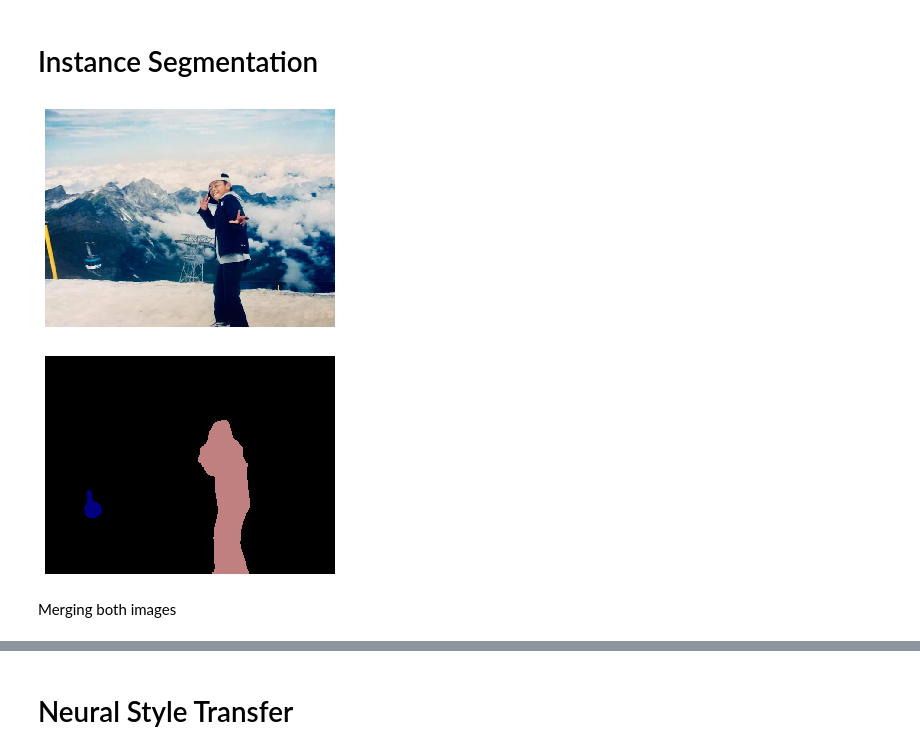
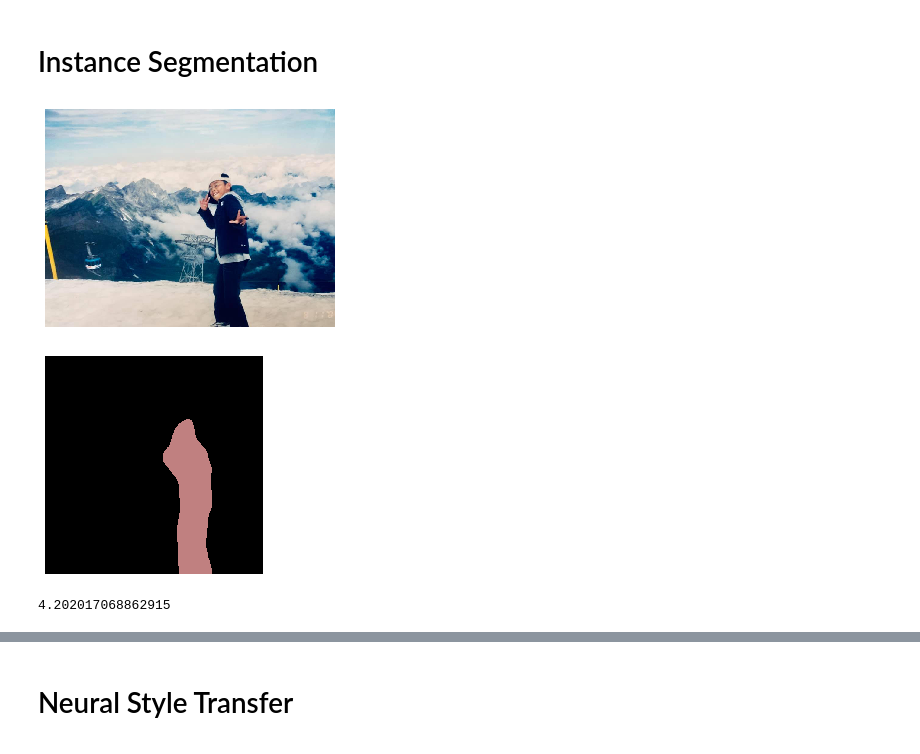
Before and after one commit to Miguel-Jiahao-Wang/DeepPhoto, a Jupyter notebook: SegmentationStyleTransfer_v1.ipynb, the cells around one changed output, grey strips where cells are left out. Cells and saved outputs as stored; diff of their text form; code cells hidden in the pictures.

Commit message:
Updated functions to paste the style transfer and standardized the image sizes

```diff
--- a/SegmentationStyleTransfer_v1.ipynb
+++ b/SegmentationStyleTransfer_v1.ipynb
@@ -41,7 +45,7 @@ def decode_segmap(image, nc=21):
     image - matrix/2D image where each value is a integer between 0-20 to denote one of the 21 classes
     nc - number of classes in the model transfered
 
-    returns -
+    returns - color map 3 channel matrix of the image classes
   """
   # The models transfered inherit 21 classes from Pascal VOC dataset
   label_colors = np.array([(0, 0, 0),  # 0=background
@@ -69,21 +73,22 @@ def decode_segmap(image, nc=21):
   rgb = np.stack([r, g, b], axis=2)
   return rgb
 # %%
-def segment(net, path, show_orig=True, dev='cuda'):
+# Function to perform the segmentation
+def segment(net, path, show=True, dev='cuda'):
   """
-    net - model used to predict on data
+    net - model used to segment on image
     path - directory to read the image
   """
   img = Image.open(path)
 
-  if show_orig:
+  if show:
     plt.imshow(img)
     plt.axis('off')
     plt.show()
 
   # Comment the Resize and CenterCrop for better inference results
-  trf = T.Compose([#T.Resize(imsize),
-                   #T.CenterCrop(imsize),
+  trf = T.Compose([T.Resize(imsize),
+                   T.CenterCrop(imsize),
                    T.ToTensor(),
                    T.Normalize(mean = [0.485, 0.456, 0.406],
                                std = [0.229, 0.224, 0.225])])
@@ -94,18 +99,21 @@ def segment(net, path, show_orig=True, dev='cuda'):
   om = torch.argmax(out.squeeze(), dim=0).detach().cpu().numpy()
   rgb = decode_segmap(om)
 
-  plt.imshow(rgb)
-  plt.axis('off')
-  plt.show()
+  if show:
+    plt.imshow(rgb)
+    plt.axis('off')
+    plt.show()
 
   return img, inp, out, om, rgb
 # %%
 # !wget -nv "https://i.pinimg.com/originals/fc/21/c5/fc21c58d160419fa2d4af81b952051f0.jpg" -O test.jpg
 content_path = "/content/drive/My Drive/DeepLearningX/sample/chingyu_yo.jpg"
 # %%
+import time
+start = time.time()
 img, inp, out, om, rgb = segment(deeplab, path=content_path, show_orig=True, dev = device)
+print(time.time() - start)
 # %% [output]
 [figure]
-[figure, old version]
+[figure, new version]
+4.202017068862915
-# %% [markdown]
-Merging both images
```
Also changed, not shown: parts of 18 cells of this notebook.
